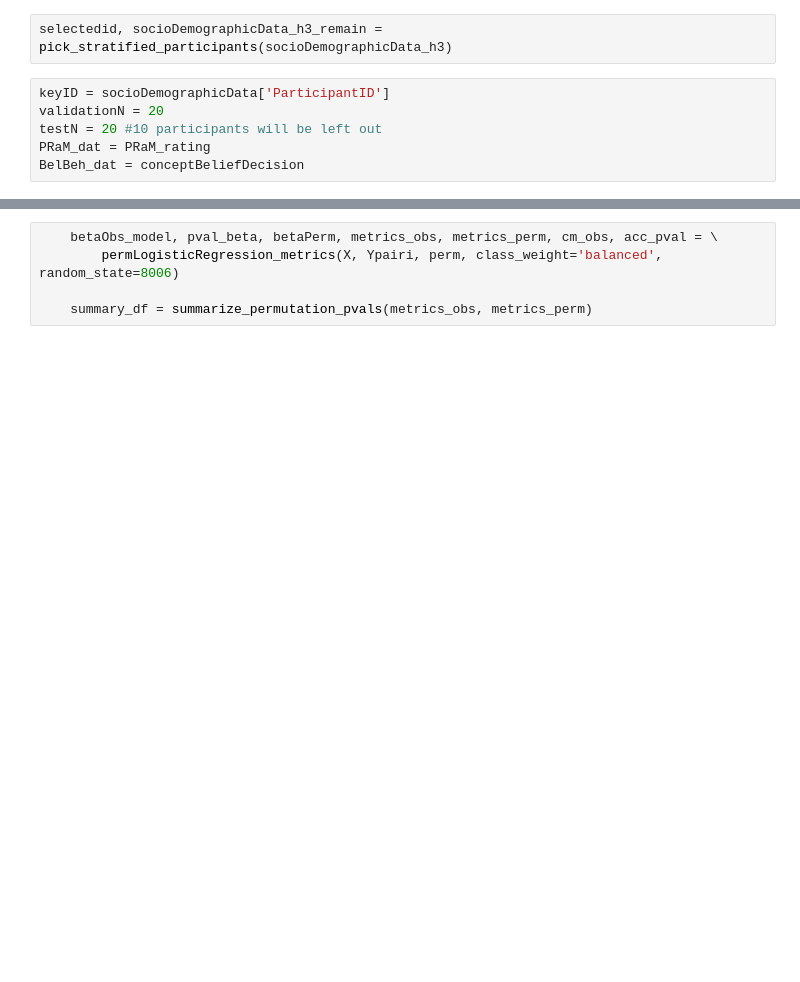
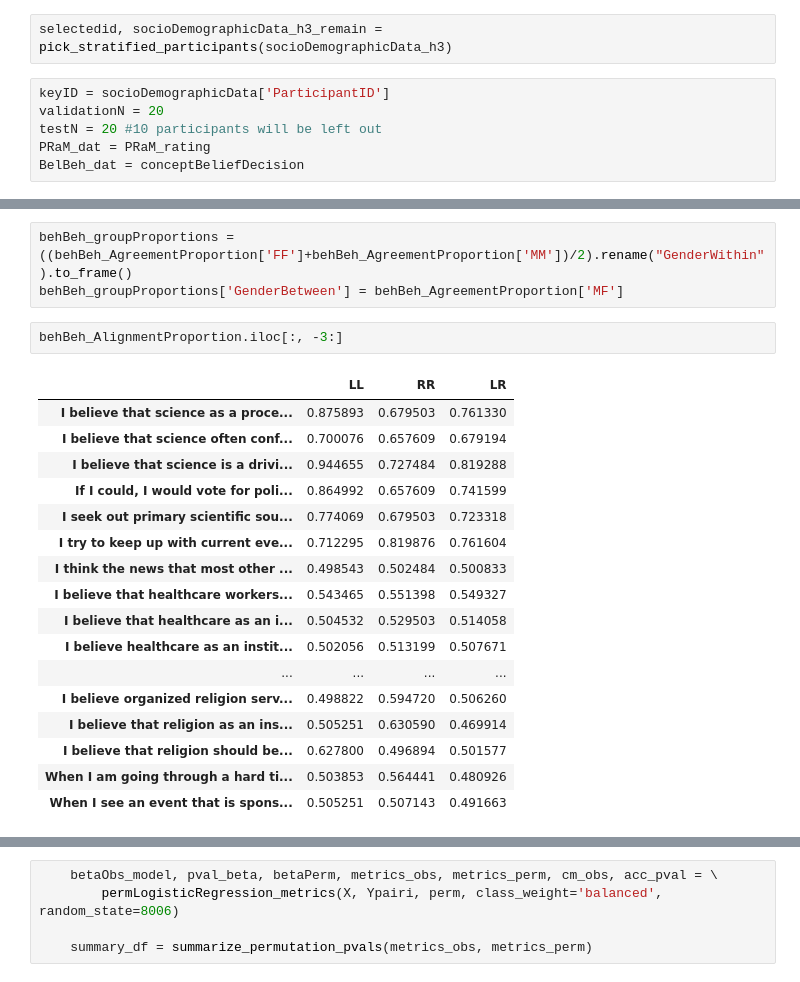
Before and after one commit to RobJavVar/SG_GeometryBasedBeliefsAndDecisions, a Jupyter notebook: notebooks/GeoBasedDecisions_AnalysisPipeline.ipynb, the cells around one changed output, grey strips where cells are left out. Saved outputs shown, nothing was run; the diff lists cells and outputs as text; blank space fills up the shorter version.

```diff
--- a/notebooks/GeoBasedDecisions_AnalysisPipeline.ipynb
+++ b/notebooks/GeoBasedDecisions_AnalysisPipeline.ipynb
@@ -1360,3 +1386,26 @@ display(behBeh_AgreementProportion)
 | I believe that religion should be... | 0.527232 | 0.593767 | 0.552801 | 0.613091 | 0.517992 | 0.547899 | 0.627800 | 0.496894 | 0.501577 |
 | When I am going through a hard ti... | 0.498780 | 0.500160 | 0.501401 | 0.513527 | 0.538215 | 0.475000 | 0.503853 | 0.564441 | 0.480926 |
 | When I see an event that is spons... | 0.500139 | 0.497926 | 0.499720 | 0.506967 | 0.500732 | 0.494958 | 0.505251 | 0.507143 | 0.491663 |
+# %%
+behBeh_groupProportions = ((behBeh_AgreementProportion['FF']+behBeh_AgreementProportion['MM'])/2).rename("GenderWithin").to_frame()
+behBeh_groupProportions['GenderBetween'] = behBeh_AgreementProportion['MF']
+# %%
+behBeh_AlignmentProportion.iloc[:, -3:]
+# %% [output]
+|  | LL | RR | LR |
+| I believe that science as a proce... | 0.875893 | 0.679503 | 0.761330 |
+| I believe that science often conf... | 0.700076 | 0.657609 | 0.679194 |
+| I believe that science is a drivi... | 0.944655 | 0.727484 | 0.819288 |
+| If I could, I would vote for poli... | 0.864992 | 0.657609 | 0.741599 |
+| I seek out primary scientific sou... | 0.774069 | 0.679503 | 0.723318 |
+| I try to keep up with current eve... | 0.712295 | 0.819876 | 0.761604 |
+| I think the news that most other ... | 0.498543 | 0.502484 | 0.500833 |
+| I believe that healthcare workers... | 0.543465 | 0.551398 | 0.549327 |
+| I believe that healthcare as an i... | 0.504532 | 0.529503 | 0.514058 |
+| I believe healthcare as an instit... | 0.502056 | 0.513199 | 0.507671 |
+| ... | ... | ... | ... |
+| I believe organized religion serv... | 0.498822 | 0.594720 | 0.506260 |
+| I believe that religion as an ins... | 0.505251 | 0.630590 | 0.469914 |
+| I believe that religion should be... | 0.627800 | 0.496894 | 0.501577 |
+| When I am going through a hard ti... | 0.503853 | 0.564441 | 0.480926 |
+| When I see an event that is spons... | 0.505251 | 0.507143 | 0.491663 |
```
Also changed, not shown: parts of 3 cells of this notebook.
